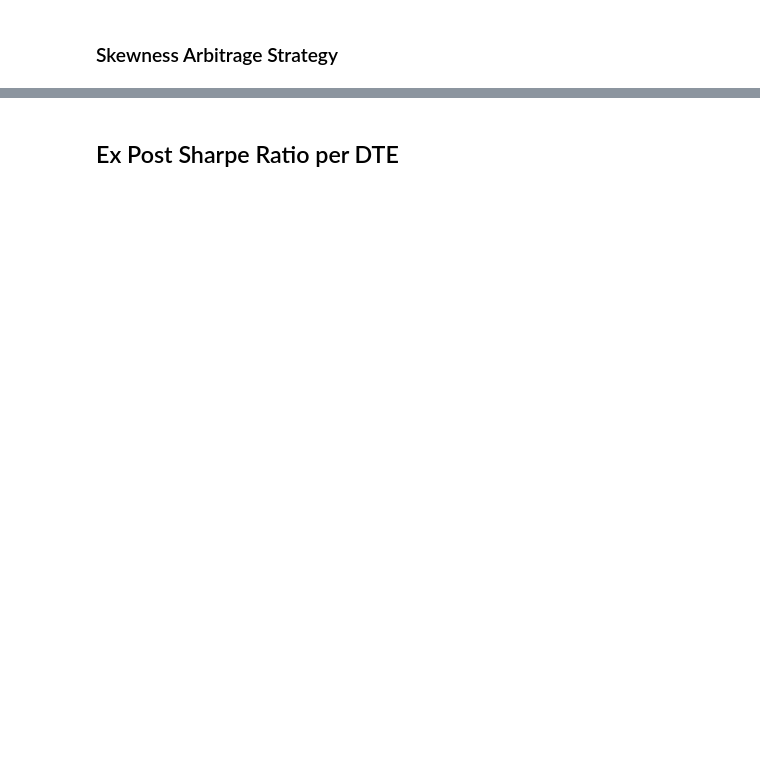
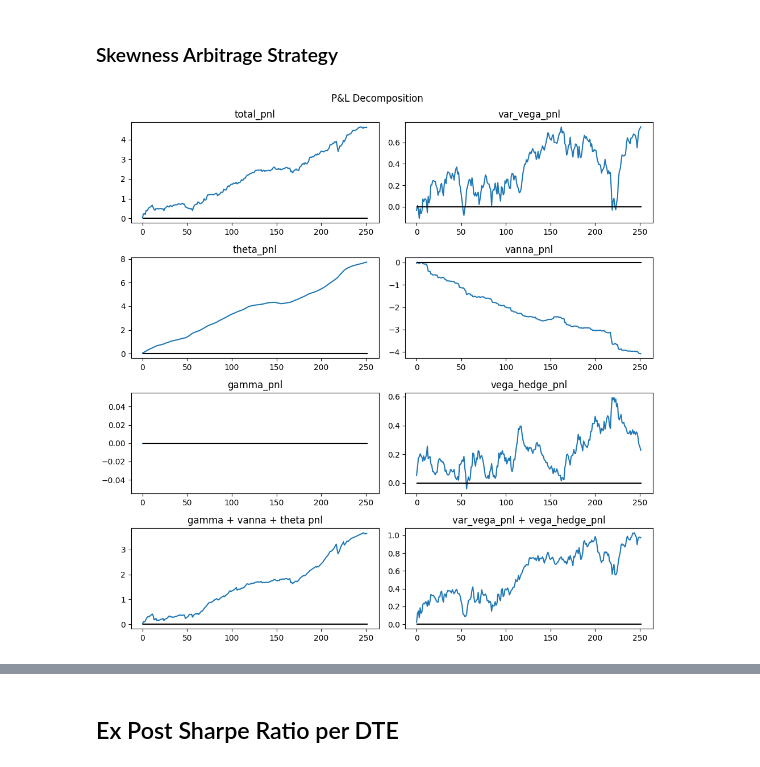
Before and after one commit to Newtype07/volatility-arbitrage-stoch-vol, a Jupyter notebook: volatility_arbitrage/strategy/skewness_arbitrage.ipynb, the cells around one changed output, grey strips where cells are left out. Cells and saved outputs as stored; diff of their text form; code cells hidden in the pictures; blank space fills up the shorter version.

Commit message:
skew arb

```diff
--- a/volatility_arbitrage/strategy/skewness_arbitrage.ipynb
+++ b/volatility_arbitrage/strategy/skewness_arbitrage.ipynb
@@ -94,11 +100,12 @@ plot_pnl_distribution(cont_long_pnl)
 ### Skewness Arbitrage Strategy
 # %%
 skew_arb_strategy: npt.NDArray[np.float64] = 10000 * (
-    (rho * real_var[:-1] > rho_tilde * imp_var[:-1]).astype(dtype=int) * 2 - 1
+    (rho * np.sqrt(real_var[:-1]) > rho_tilde * np.sqrt(imp_var[:-1])).astype(dtype=int) * 2 - 1
 )
-skew_arb_pnl = skew_swap_pnl_per_dte[21].get_strategy_pnl(
-    skew_arb_strategy
-) - skew_swap_pnl_per_dte[1].get_strategy_pnl(skew_arb_strategy)
+day_skew_arb_pnl = skew_swap_pnl_per_dte[1].get_strategy_pnl(skew_arb_strategy)
+fwd_skew_arb_pnl = skew_swap_pnl_per_dte[21].get_strategy_pnl(skew_arb_strategy) - day_skew_arb_pnl
 # %%
-plot_pnl_of_path(skew_arb_pnl, 0)
+plot_pnl_of_path(fwd_skew_arb_pnl, 0)
+# %% [output]
+[figure, added]
 # %%
```
Also changed, not shown: parts of 8 cells of this notebook, 1 other file.
